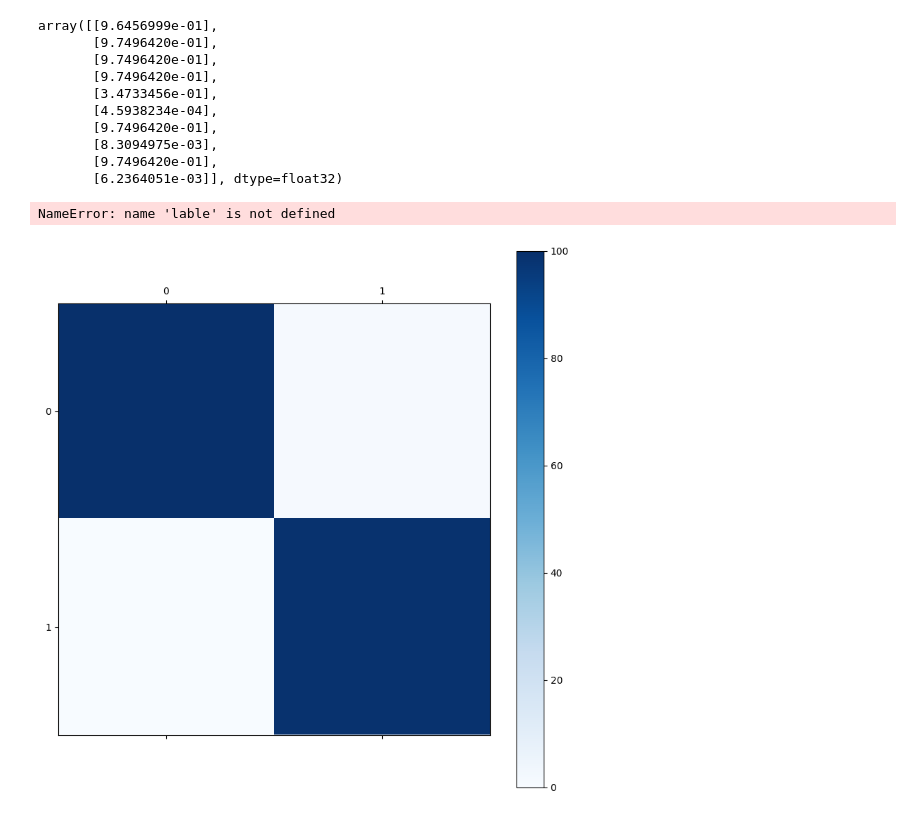
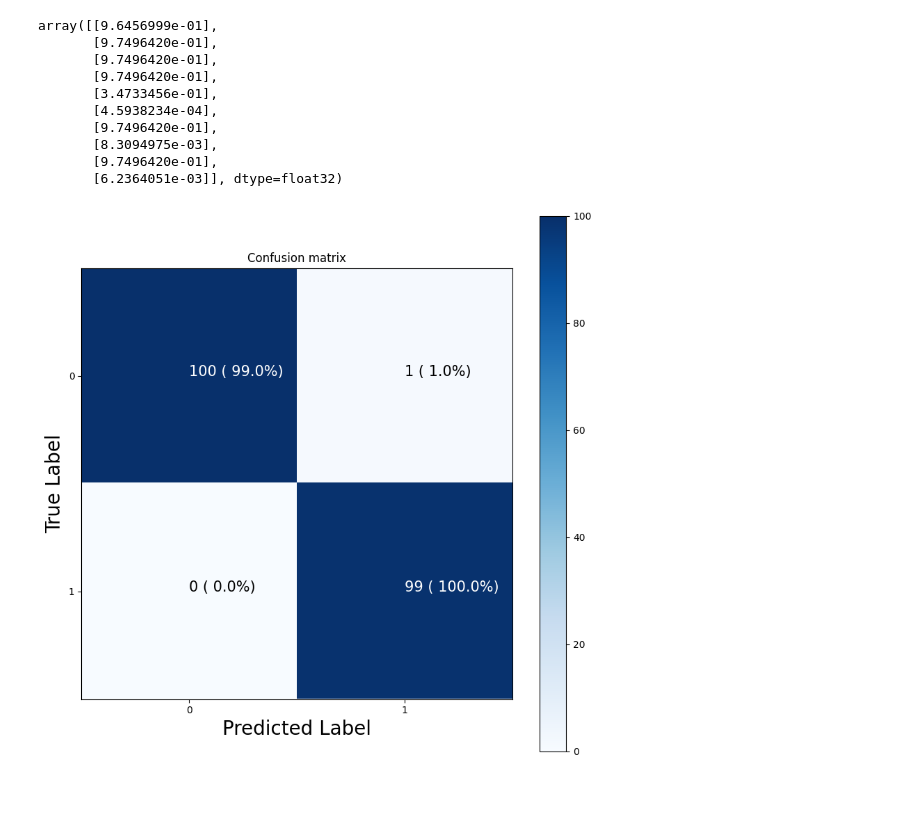
Before and after one commit to amitvermaknw/tensorflow, a Jupyter notebook: src/neural_network_classification.ipynb, the cells around one changed output. Saved outputs shown, nothing was run; the diff lists cells and outputs as text; code cells hidden in the pictures.

Commit message:
improve the label

```diff
--- a/src/neural_network_classification.ipynb
+++ b/src/neural_network_classification.ipynb
@@ -950,32 +950,39 @@ fig, ax = plt.subplots(figsize=figsize)
 cax=ax.matshow(cm, cmap=plt.cm.Blues)
 fig.colorbar(cax)
 
 #Crate classes
 classes = False
 
 if classes:
     labels=classes
 else:
     labels = np.arange(cm.shape[0])
 
 #Label the axes
 ax.set(title="Confusion matrix",
     xlabel="Predicted Label",
     ylabel="True Label",
     xticks=np.arange(n_classes),
     yticks=np.arange(n_classes),
     xticklabels=labels,
     yticklabels=labels
 )
 
+#Set x-axis labels to bottom
+ax.xaxis.set_label_position("bottom")
+ax.xaxis.tick_bottom()
+
+#Adjust the label size
+ax.yaxis.label.set_size(20)
+ax.xaxis.label.set_size(20)
+
 #Set threashold for different colors
 threshold = (cm.max() + cm.min()) / 2
 
 #plot the text on each cell
 for i, j in itertools.product(range(cm.shape[0]), range(cm.shape[1])):
     plt.text(j, i, f"{cm[i,j]} ({cm_norm[i,j]* 100: .1f}%)",
     color="white" if cm[i,j] > threshold else "black",
     size=15)
 # %% [output]
-NameError: name 'lable' is not defined
-[figure, old version]
+[figure, new version]
```
